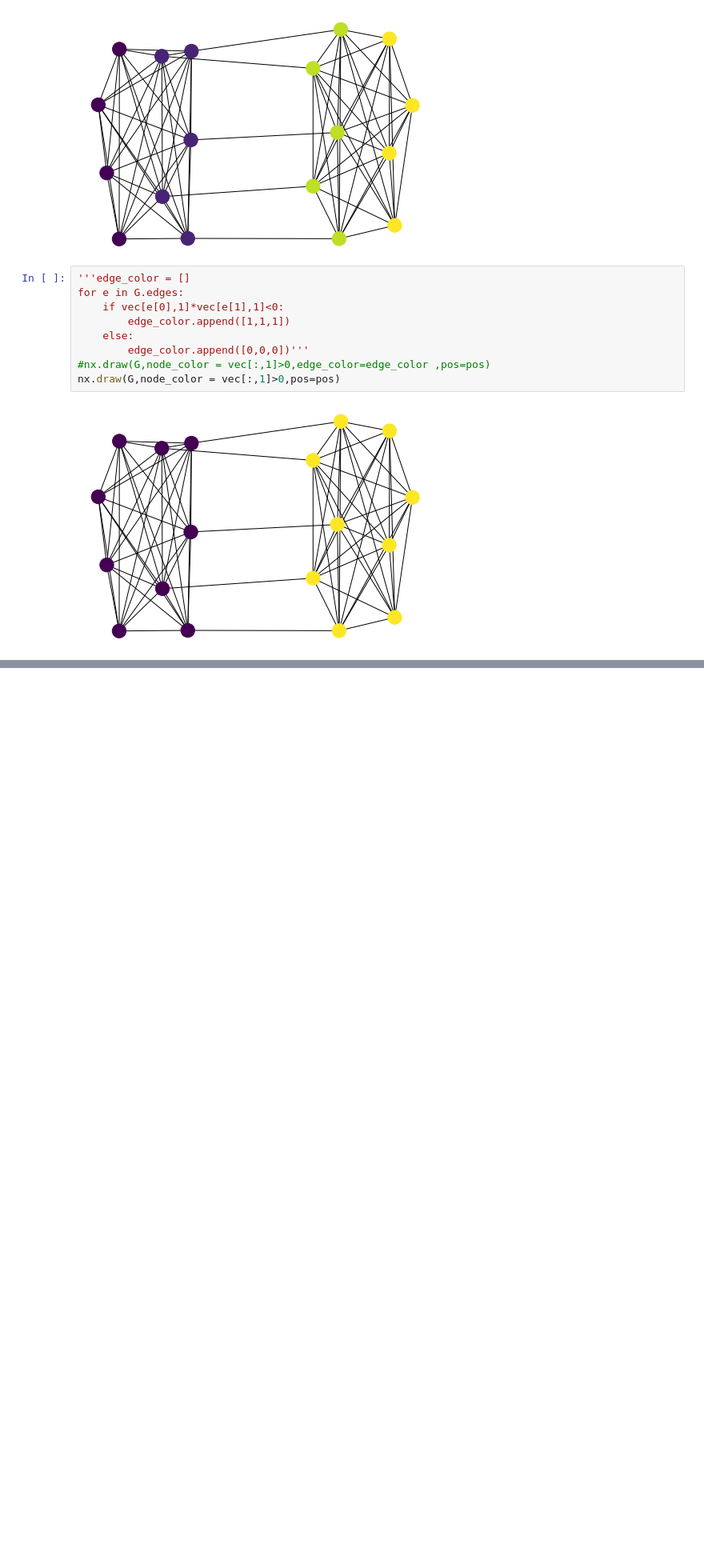
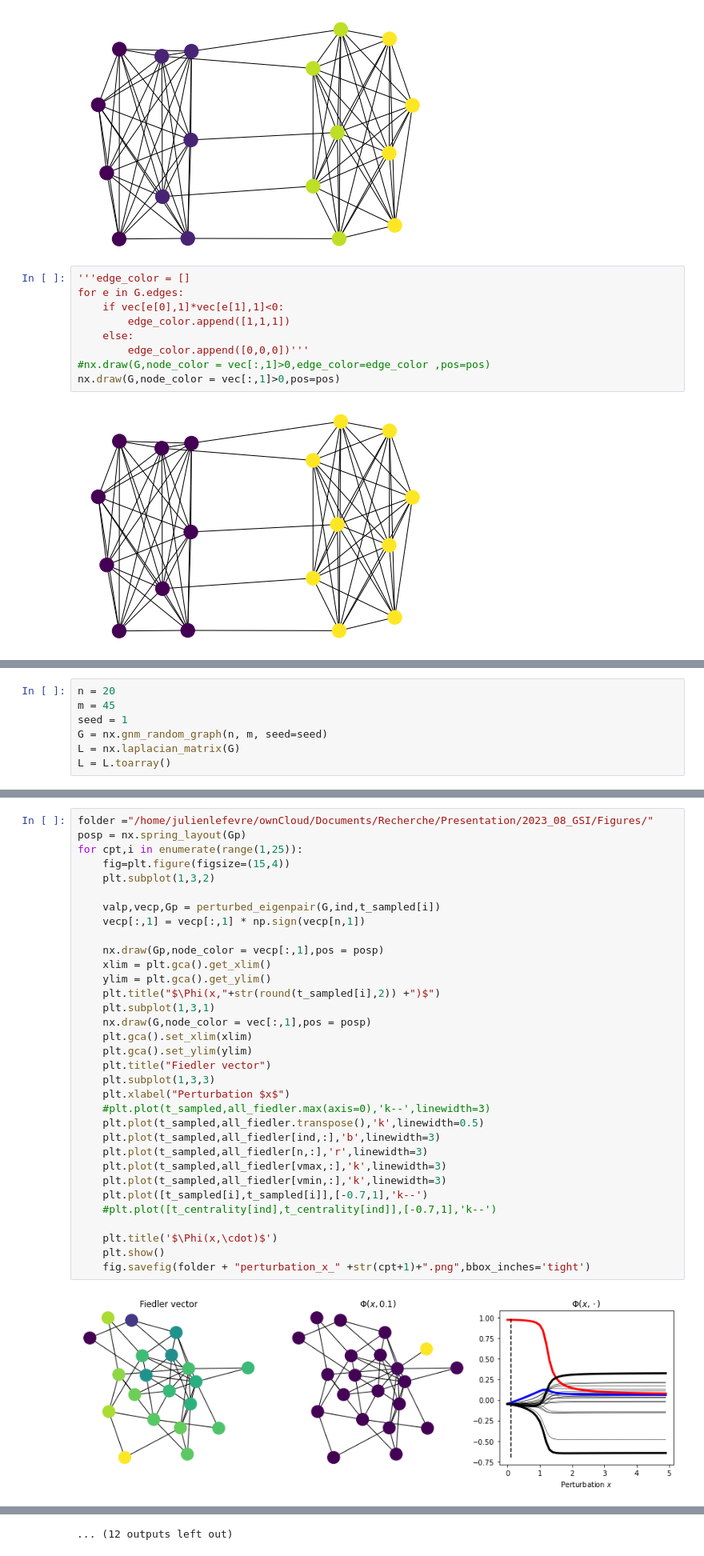
Before and after one commit to JulienLefevreMars/GSI_2023, a Jupyter notebook: GSI_presentation.ipynb, the cells around one changed output, grey strips where cells are left out. Shown at 80% size. Drawn from its saved outputs; the diff is of its cells as text; blank space fills up the shorter version.

```diff
--- a/GSI_presentation.ipynb
+++ b/GSI_presentation.ipynb
@@ -68,0 +160,7 @@ nx.draw(G,node_color = vec[:,1]>0,pos=pos)
+# %%
+n = 20
+m = 45
+seed = 1
+G = nx.gnm_random_graph(n, m, seed=seed)
+L = nx.laplacian_matrix(G)
+L = L.toarray()
@@ -68,0 +179,35 @@ nx.draw(G,node_color = vec[:,1]>0,pos=pos)
+# %%
+folder ="/home/julienlefevre/ownCloud/Documents/Recherche/Presentation/2023_08_GSI/Figures/"
+posp = nx.spring_layout(Gp)
+for cpt,i in enumerate(range(1,25)):
+    fig=plt.figure(figsize=(15,4))
+    plt.subplot(1,3,2)
+
+    valp,vecp,Gp = perturbed_eigenpair(G,ind,t_sampled[i])
+    vecp[:,1] = vecp[:,1] * np.sign(vecp[n,1])
+
+    nx.draw(Gp,node_color = vecp[:,1],pos = posp)
+    xlim = plt.gca().get_xlim()
+    ylim = plt.gca().get_ylim()
+    plt.title("$\Phi(x,"+str(round(t_sampled[i],2)) +")$")
+    plt.subplot(1,3,1)
+    nx.draw(G,node_color = vec[:,1],pos = posp)
+    plt.gca().set_xlim(xlim)
+    plt.gca().set_ylim(ylim)
+    plt.title("Fiedler vector")
+    plt.subplot(1,3,3)
+    plt.xlabel("Perturbation $x$")
+    #plt.plot(t_sampled,all_fiedler.max(axis=0),'k--',linewidth=3)
+    plt.plot(t_sampled,all_fiedler.transpose(),'k',linewidth=0.5)
+    plt.plot(t_sampled,all_fiedler[ind,:],'b',linewidth=3)
+    plt.plot(t_sampled,all_fiedler[n,:],'r',linewidth=3)
+    plt.plot(t_sampled,all_fiedler[vmax,:],'k',linewidth=3)
+    plt.plot(t_sampled,all_fiedler[vmin,:],'k',linewidth=3)
+    plt.plot([t_sampled[i],t_sampled[i]],[-0.7,1],'k--')
+    #plt.plot([t_centrality[ind],t_centrality[ind]],[-0.7,1],'k--')
+
+    plt.title('$\Phi(x,\cdot)$')
+    plt.show()
+    fig.savefig(folder + "perturbation_x_" +str(cpt+1)+".png",bbox_inches='tight')
+# %% [output]
+[figure, added]
@@ -68,0 +225 @@ nx.draw(G,node_color = vec[:,1]>0,pos=pos)
+... (12 outputs left out)
```
Also changed, not shown: parts of 16 cells of this notebook.
